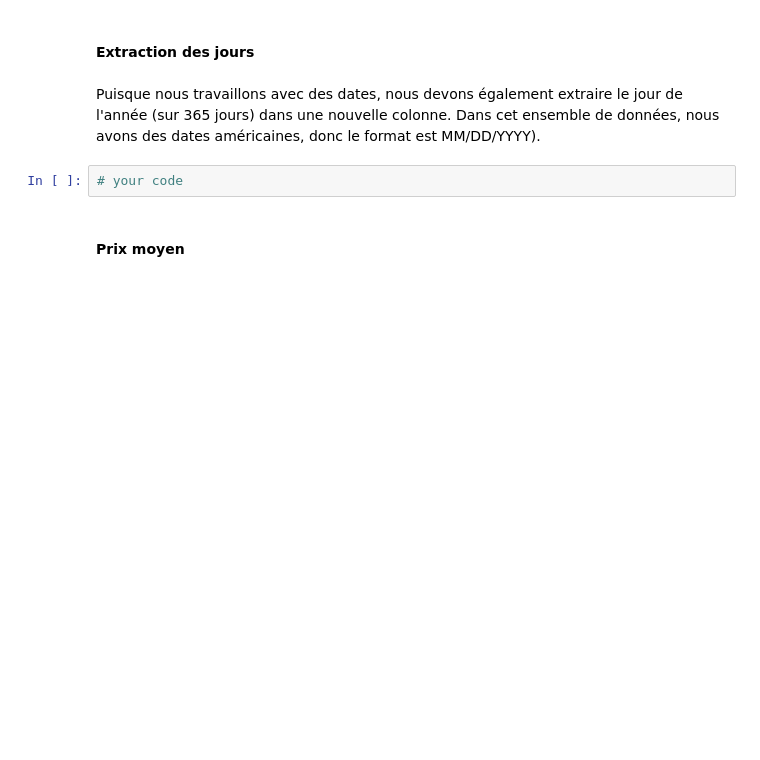
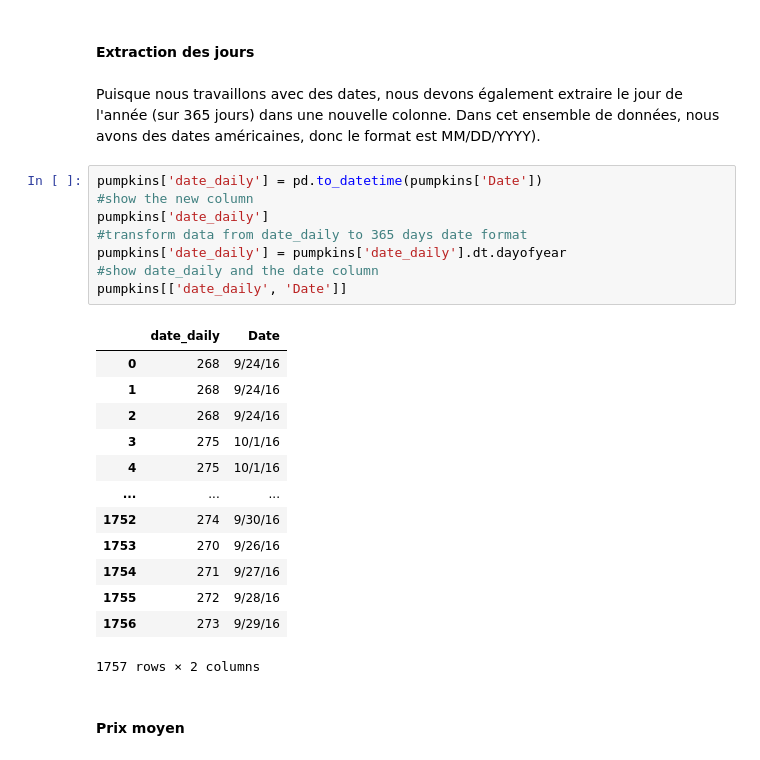
Before and after one commit to yacine-21/machine_learning, a Jupyter notebook: Cours_2_Regression_Linéaire.ipynb, the cells around one changed output. Saved outputs shown, nothing was run; the diff lists cells and outputs as text; blank space fills up the shorter version.

```diff
--- a/Cours_2_Regression_Linéaire.ipynb
+++ b/Cours_2_Regression_Linéaire.ipynb
@@ -68,7 +64,27 @@ pumpkins = pumpkins.drop([c for c in pumpkins.columns if c not in new_columns],
 # %% [markdown]
 Puisque nous travaillons avec des dates, nous devons également extraire le jour de l'année (sur 365 jours) dans une nouvelle colonne. Dans cet ensemble de données, nous avons des dates américaines, donc le format est MM/DD/YYYY).
 # %%
-# your code
+pumpkins['date_daily'] = pd.to_datetime(pumpkins['Date'])
+#show the new column
+pumpkins['date_daily']
+#transform data from date_daily to 365 days date format
+pumpkins['date_daily'] = pumpkins['date_daily'].dt.dayofyear
+#show date_daily and the date column
+pumpkins[['date_daily', 'Date']]
+# %% [output]
+|  | date_daily | Date |
+| 0 | 268 | 9/24/16 |
+| 1 | 268 | 9/24/16 |
+| 2 | 268 | 9/24/16 |
+| 3 | 275 | 10/1/16 |
+| 4 | 275 | 10/1/16 |
+| ... | ... | ... |
+| 1752 | 274 | 9/30/16 |
+| 1753 | 270 | 9/26/16 |
+| 1754 | 271 | 9/27/16 |
+| 1755 | 272 | 9/28/16 |
+| 1756 | 273 | 9/29/16 |
+1757 rows × 2 columns
 # %% [markdown]
 #### Prix moyen
 # %% [markdown]
```
Also changed, not shown: parts of 7 cells of this notebook, 2 other files.
